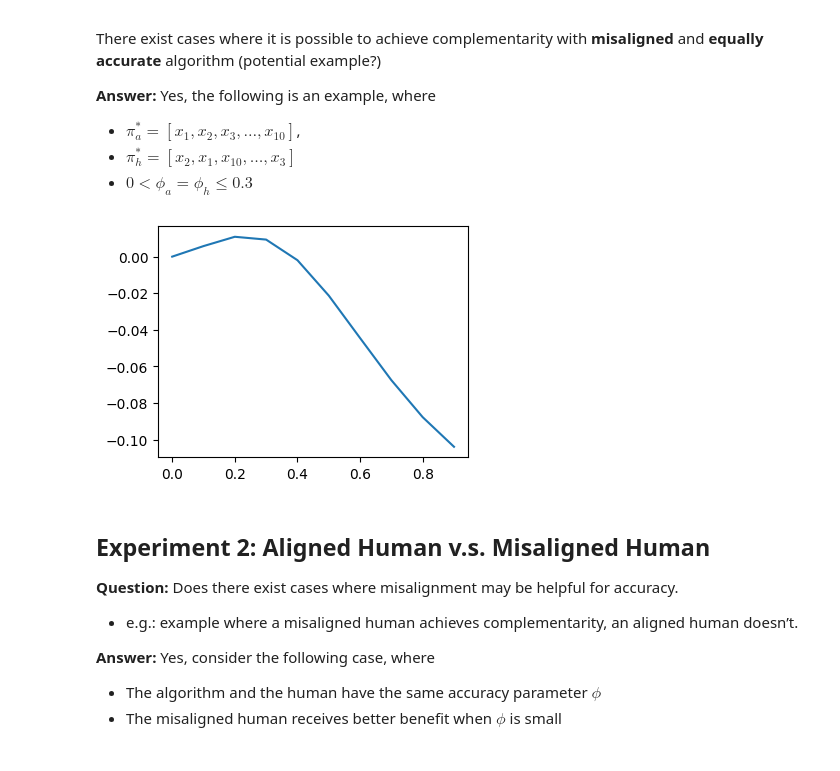
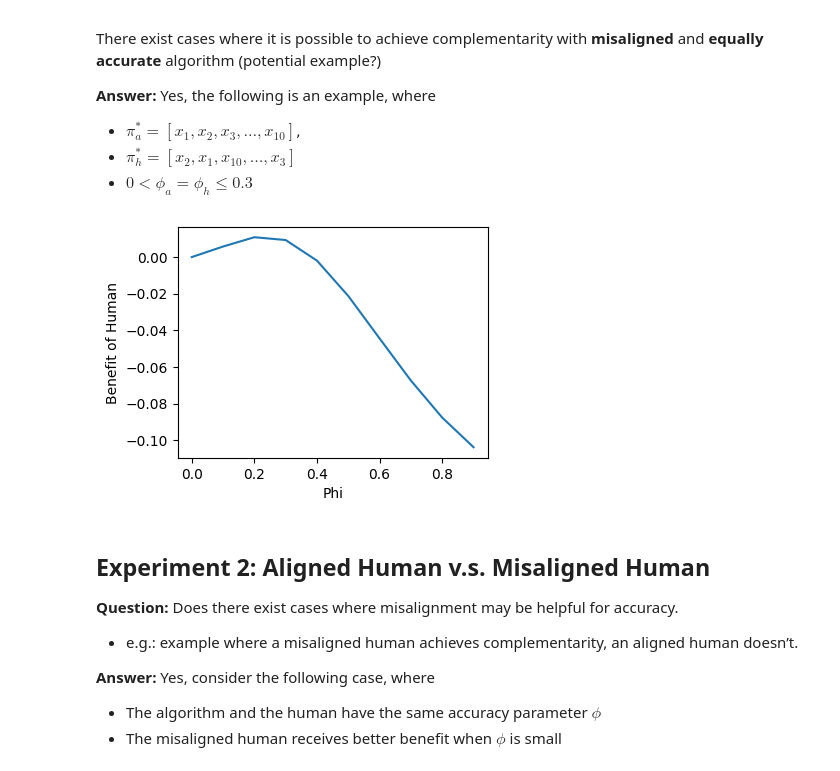
Before and after one commit to sjxer723/Two-List-Problem, a Jupyter notebook: misalignment.ipynb, the cells around one changed output. Saved outputs shown, nothing was run; the diff lists cells and outputs as text; code cells hidden in the pictures.

```diff
--- a/misalignment.ipynb
+++ b/misalignment.ipynb
@@ -20,24 +20,26 @@ Yes, the following is an example, where
 # %%
 m = 10
 k = 2
 slight_misaligned_pi_h_star = [2, 1] + [i for i in range(m, 2, -1)]
 
 ## Accuracy from 0 to 1
 phis, benefits = [], []
 for phi in np.arange(0, 1, 0.1):
     D_a = Mallows(m, phi, list(range(1, m+1)))
     D_h = Mallows(m, phi, slight_misaligned_pi_h_star)
     joint_system = HumanAI(m, D_a, D_h)
 
     benefit = joint_system.benefit_of_human_single_best(k)
     phis.append(phi)
     benefits.append(benefit)
 
 plt.figure(figsize=(4, 3))
 plt.plot(phis, benefits)
+plt.xlabel('Phi')
+plt.ylabel('Benefit of Human')
 plt.show()
 # %% [output]
-[figure, old version]
+[figure, new version]
 # %% [markdown]
 ## Experiment 2: Aligned Human v.s. Misaligned Human
 
```
Also changed, not shown: parts of 2 cells of this notebook.
